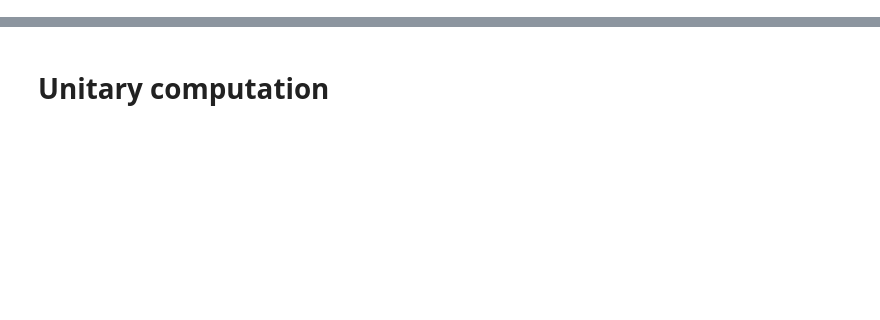
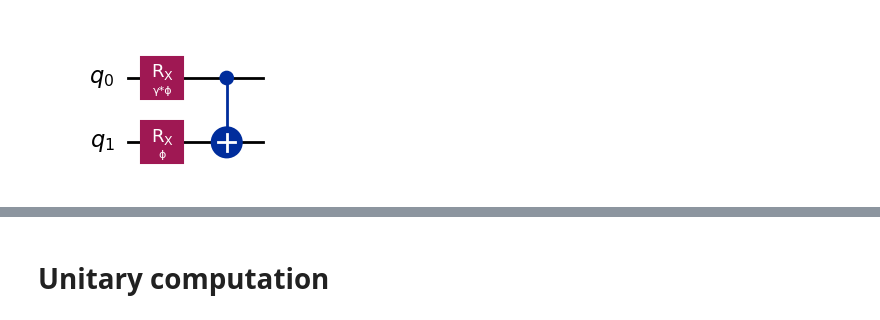
Before and after one commit to arthurostrauss/Quantum_Optimal_Control, a Jupyter notebook: gate_level/spillover_noise_use_case/generic_spillover/analytic_spillover_evolution.ipynb, the cells around one changed output, grey strips where cells are left out. Saved outputs shown, nothing was run; the diff lists cells and outputs as text; code cells hidden in the pictures; blank space fills up the shorter version.

```diff
--- a/gate_level/spillover_noise_use_case/generic_spillover/analytic_spillover_evolution.ipynb
+++ b/gate_level/spillover_noise_use_case/generic_spillover/analytic_spillover_evolution.ipynb
@@ -46,3 +47,15 @@ def ideal_full_circuit(ϕ, n, initial_state=Statevector.from_int(0, dims=(2, 2))
 
 def inverse_unitary(qc: QuantumCircuit):
     return Operator(qc.inverse())
+# %%
+from qiskit.circuit import QuantumCircuit, Parameter
+
+ϕ = Parameter("ϕ")
+γ = Parameter("γ")
+
+noisy_qc = cycle_circuit(ϕ, γ)
+ideal_qc = ideal_cycle(ϕ)
+
+noisy_qc.draw("mpl")
+# %% [output]
+[figure, added]
```
Also changed, not shown: parts of 11 cells of this notebook.
